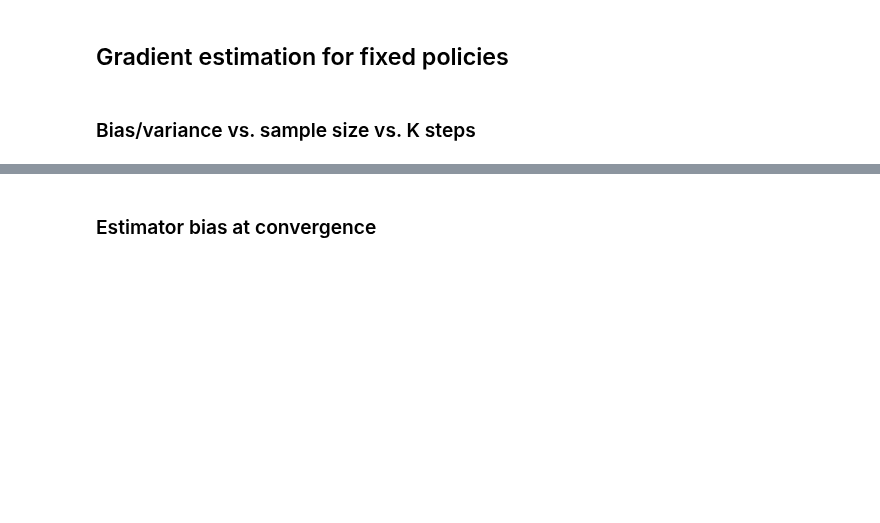
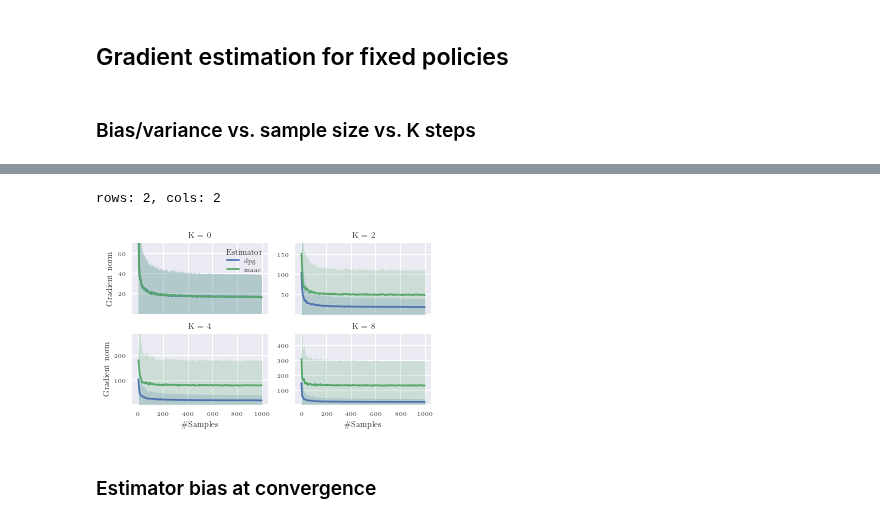
Before and after one commit to 0xangelo/LQSVG, a Jupyter notebook: experiments/dpg_vs_maac.ipynb, the cells around one changed output, grey strips where cells are left out. Drawn from its saved outputs; the diff is of its cells as text; code cells hidden in the pictures; blank space fills up the shorter version.

```diff
--- a/experiments/dpg_vs_maac.ipynb
+++ b/experiments/dpg_vs_maac.ipynb
@@ -470,2 +481,32 @@ plot_gradient_var(comp)
+# %%
+def plot_gradient_norm(data, agg: bool = True):
+    cols = 2
+    rows = (len(data["K"].unique()) + 1) // cols
+    print(f"rows: {rows}, cols: {cols}")
+
+    fgrid = sns.relplot(
+        kind="line",
+        data=data,
+        x="#Samples",
+        y="Norm",
+        hue="Estimator",
+        col="K",
+        col_wrap=cols,
+        ci="sd",
+        facet_kws=dict(legend_out=False, sharey=False),
+        **fgrid_size(rows, cols, fraction=1),
+    )
+    for nstep, ax in fgrid.axes_dict.items():
+        ax.set_ylim(np.percentile(data[data["K"] == nstep]["Norm"], [2.5, 97.5]))
+#     fgrid.set(ylim=np.percentile(data["Norm"], [2.5, 97.5]))
+    fgrid.set_xlabels("\#Samples")
+    fgrid.set_ylabels("Gradient norm")
+    fgrid.tight_layout()
+    return fgrid
+# %%
+savefig(plot_gradient_norm(BIAS_VAR_NORM_DATA, agg=False), "GradientNorm")
+# %% [output]
+rows: 2, cols: 2
+[figure, added]
 # %% [markdown]
 ### Estimator bias at convergence
```
Also changed, not shown: parts of 46 cells of this notebook, 1 other file.
